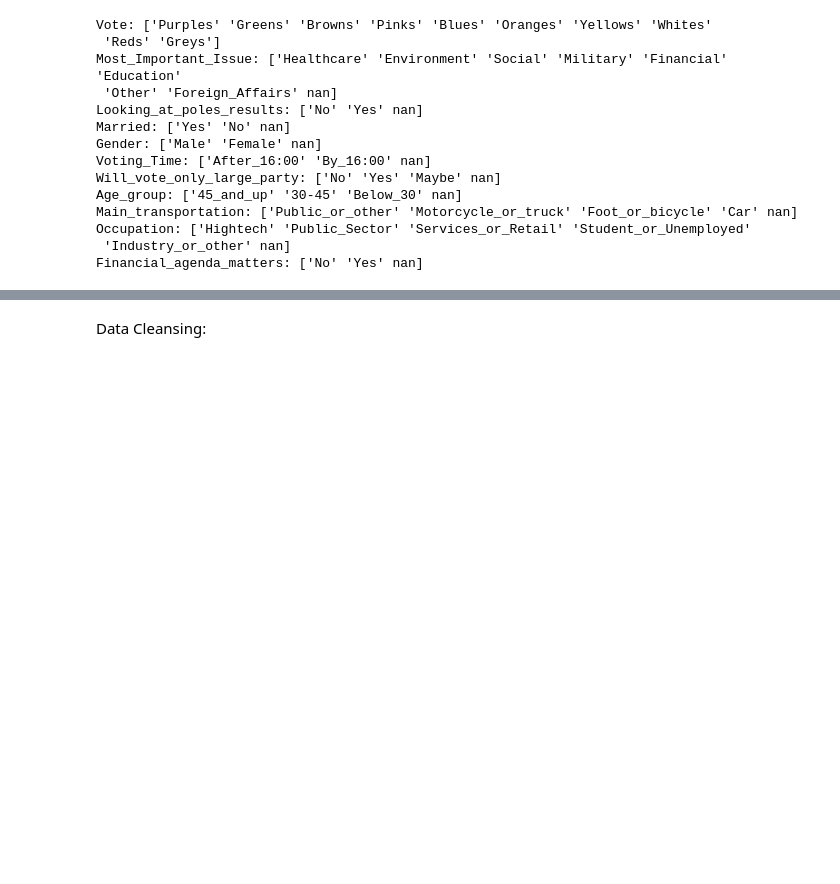
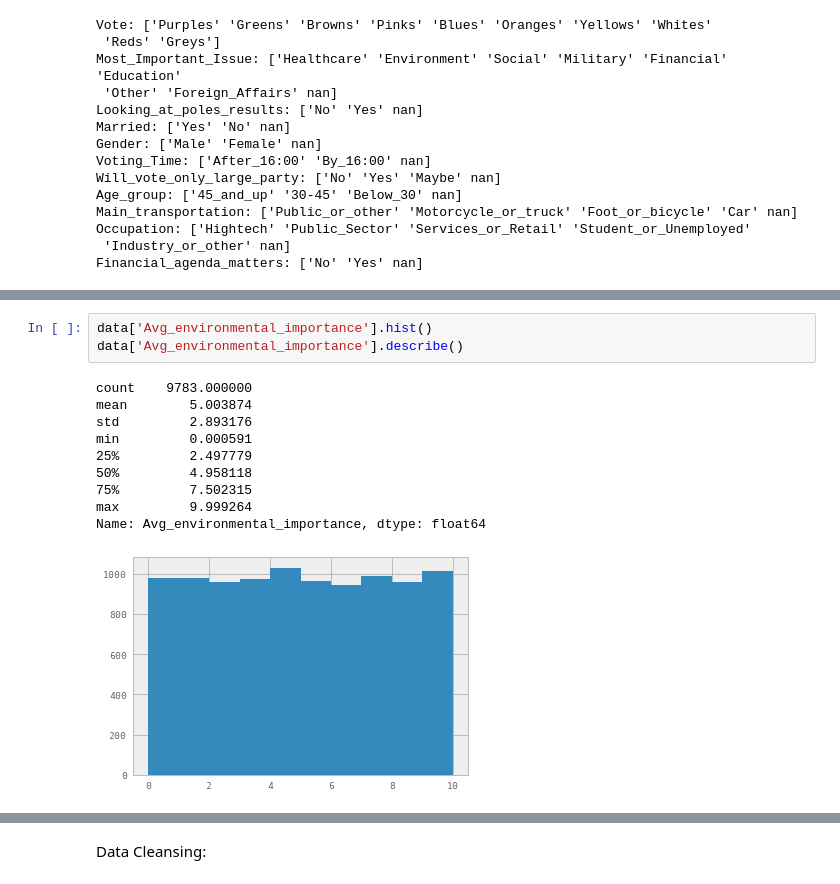
Before and after one commit to odedgolden/Machine-Learning, a Jupyter notebook: ML_ex2/ML_ex2.ipynb, the cells around one changed output, grey strips where cells are left out. Drawn from its saved outputs; the diff is of its cells as text; blank space fills up the shorter version.

```diff
--- a/ML_ex2/ML_ex2.ipynb
+++ b/ML_ex2/ML_ex2.ipynb
@@ -92,0 +131,14 @@ Imputation:
+# %%
+data['Avg_environmental_importance'].hist()
+data['Avg_environmental_importance'].describe()
+# %% [output]
+count    9783.000000
+mean        5.003874
+std         2.893176
+min         0.000591
+25%         2.497779
+50%         4.958118
+75%         7.502315
+max         9.999264
+Name: Avg_environmental_importance, dtype: float64
+[figure, added]
```
Also changed, not shown: parts of 52 cells of this notebook.
